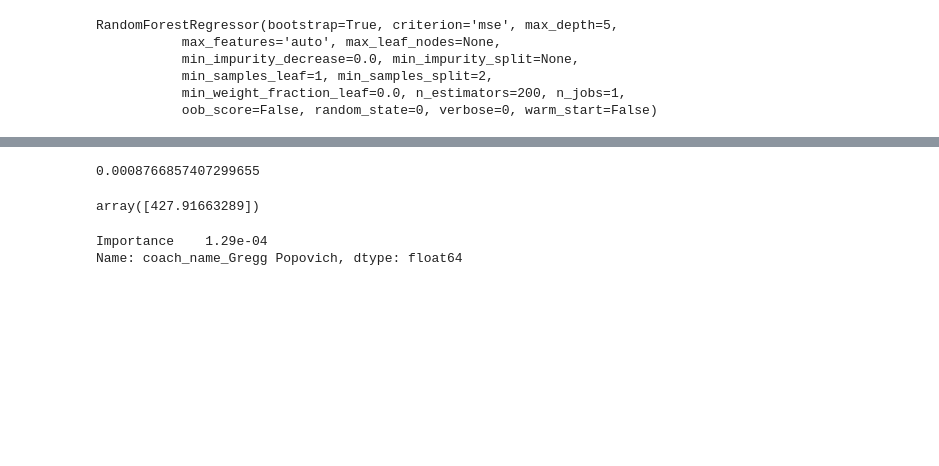
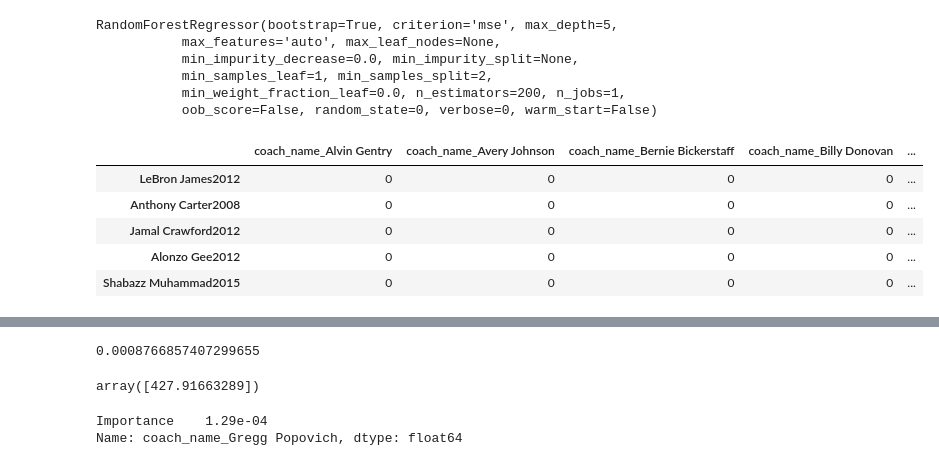
Before and after one commit to eranblack/Capstone, a Jupyter notebook: EDA.ipynb, the cells around one changed output, grey strips where cells are left out. Cells and saved outputs as stored; diff of their text form; code cells hidden in the pictures; blank space fills up the shorter version.

```diff
--- a/EDA.ipynb
+++ b/EDA.ipynb
@@ -556,5 +573,14 @@ RandomForestRegressor(bootstrap=True, criterion='mse', max_depth=5,
            min_samples_leaf=1, min_samples_split=2,
            min_weight_fraction_leaf=0.0, n_estimators=200, n_jobs=1,
            oob_score=False, random_state=0, verbose=0, warm_start=False)
+# %%
+X_test.head()
+# %% [output]
+|  | coach_name_Alvin Gentry | coach_name_Avery Johnson | coach_name_Bernie Bickerstaff | coach_name_Billy Donovan | ... |
+| LeBron James2012 | 0 | 0 | 0 | 0 | ... |
+| Anthony Carter2008 | 0 | 0 | 0 | 0 | ... |
+| Jamal Crawford2012 | 0 | 0 | 0 | 0 | ... |
+| Alonzo Gee2012 | 0 | 0 | 0 | 0 | ... |
+| Shabazz Muhammad2015 | 0 | 0 | 0 | 0 | ... |
 # %%
 y_pred=rf_reg.predict(X_test)
```
Also changed, not shown: parts of 14 cells of this notebook, 6 other files.
